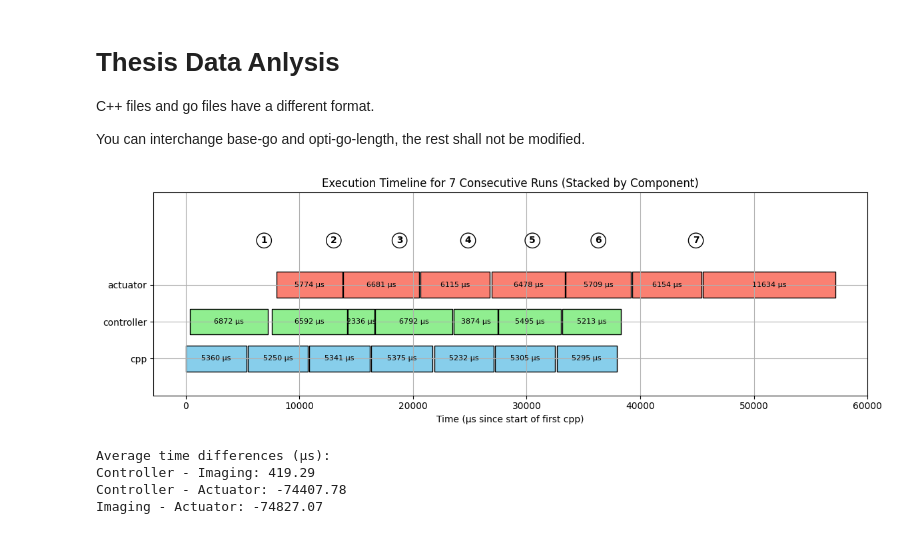
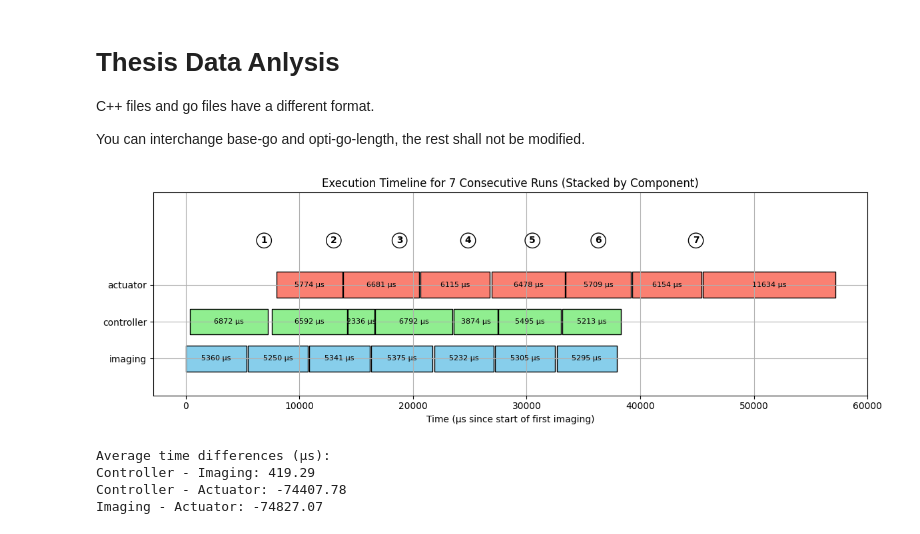
Before and after one commit to QS832/thesis-data, a Jupyter notebook: bench-plots copy.ipynb, the cells around one changed output. Saved outputs shown, nothing was run; the diff lists cells and outputs as text; code cells hidden in the pictures.

```diff
--- a/bench-plots copy.ipynb
+++ b/bench-plots copy.ipynb
@@ -16,18 +16,18 @@ def parse_file_line(line):
     pairs = re.findall(r'([\w ]+):\s?(\d+)', line.replace('"', '').replace(',', ''))
     return {k.strip().lower(): int(v) for k, v in pairs}
 
-def extract_runs(cpp_lines, controller_lines, actuator_lines):
+def extract_runs(imaging_lines, controller_lines, actuator_lines):
     """Extract matched runs from all three logs using common id ts"""
     runs = {}
 
-    # Parse cpp.txt
-    for line in cpp_lines:
+    # Parse imaging.txt
+    for line in imaging_lines:
         parsed = parse_file_line(line)
         id_ts = parsed.get('idts') or parsed.get('id ts')
         if id_ts:
             runs[id_ts] = {
-                'cpp_start': parsed.get('start'),
-                'cpp_end': parsed.get('end'),
+                'imaging_start': parsed.get('start'),
+                'imaging_end': parsed.get('end'),
             }
 
     # Parse controller.txt
@@ -56,9 +56,9 @@ def extract_runs(cpp_lines, controller_lines, actuator_lines):
 
 def plot_runs(runs, num_runs=4):
     """Plot execution timeline for first N runs"""
-    components = ['cpp', 'controller', 'actuator']
-    colors = {'cpp': 'skyblue', 'controller': 'lightgreen', 'actuator': 'salmon'}
-    base_time = runs[0]['cpp_start']
+    components = ['imaging', 'controller', 'actuator']
+    colors = {'imaging': 'skyblue', 'controller': 'lightgreen', 'actuator': 'salmon'}
+    base_time = runs[0]['imaging_start']
 
     fig, ax = plt.subplots(figsize=(12, 4))
 
@@ -101,37 +101,37 @@ def plot_runs(runs, num_runs=4):
             f'{idx + 1}',
             ha='center',
             va='center',
             fontsize=10,
             fontweight='bold',
             color='black',
             bbox=dict(facecolor='white', edgecolor='black', boxstyle='circle,pad=0.3')
         )
 
     # Y-axis setup
     ax.set_yticks(range(len(components)))
     ax.set_yticklabels(components)
-    ax.set_xlabel('Time (µs since start of first cpp)')
+    ax.set_xlabel('Time (µs since start of first imaging)')
     ax.set_title(f'Execution Timeline for {min(num_runs, len(runs))} Consecutive Runs (Stacked by Component)')
     ax.set_ylim(-1, len(components) + 1.5)
     ax.grid(True)
     plt.tight_layout()
     plt.show()
 
 
 if __name__ == "__main__":
     # Load files
     with open("intercom/imaging.txt") as f1, open("intercom/controller.txt") as f2, open("intercom/actuator.txt") as f3:
-        cpp_lines = f1.readlines()
+        imaging_lines = f1.readlines()
         controller_lines = f2.readlines()
         actuator_lines = f3.readlines()
 
-    runs = extract_runs(cpp_lines, controller_lines, actuator_lines)
+    runs = extract_runs(imaging_lines, controller_lines, actuator_lines)
     if runs:
         plot_runs(runs, num_runs=7)
     else:
         print("No complete runs found with matching id ts in all 3 files.")
 # %% [output]
-[figure, old version]
+[figure, new version]
 # %%
 import re
 import matplotlib.pyplot as plt
```
Also changed, not shown: parts of 3 cells of this notebook.
